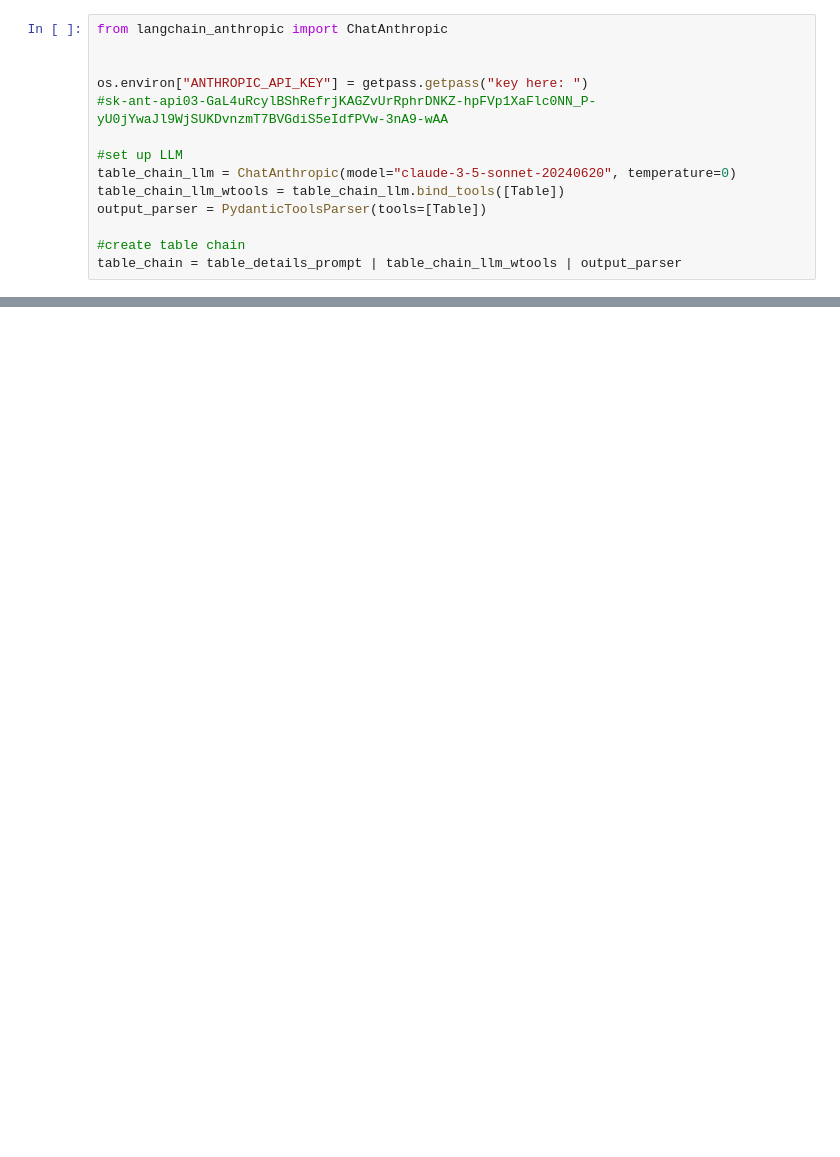
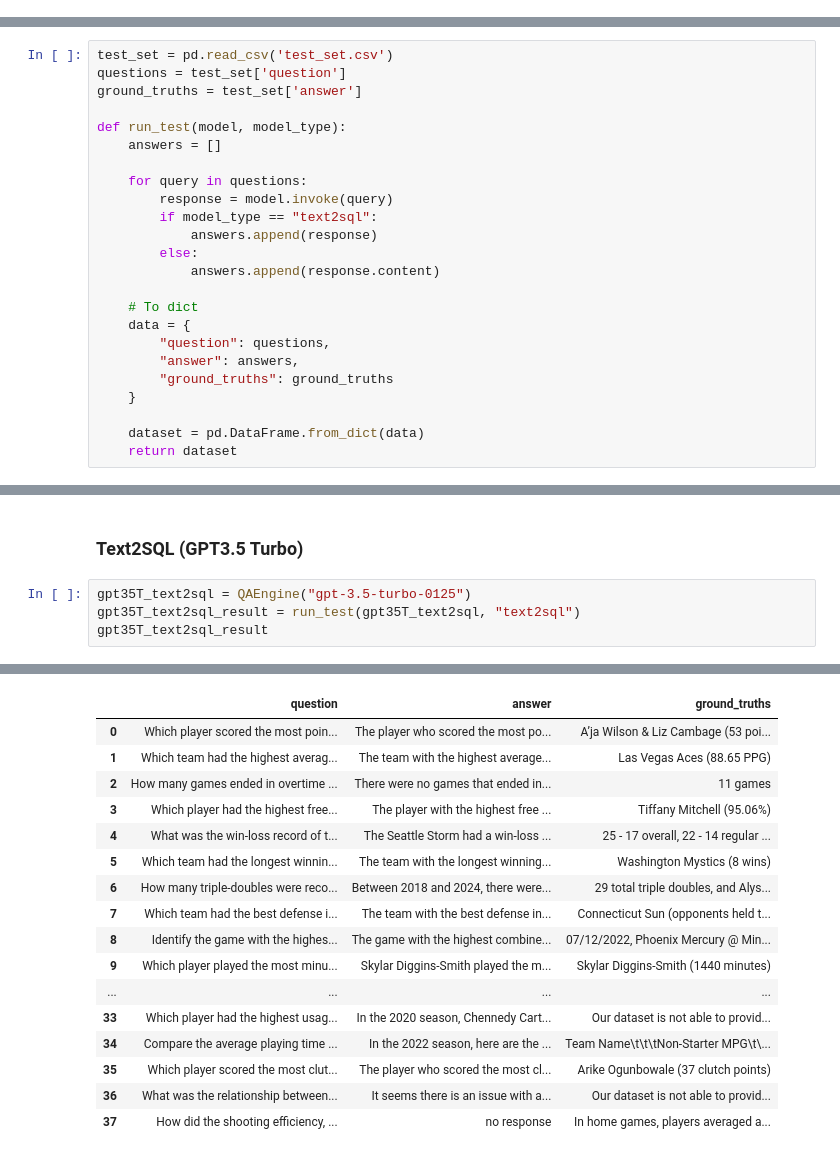
Before and after one commit to MIDS2024-Capstone-HoopIQ/project, a Jupyter notebook: langchain_test_code/langchain_text2sql_evaluations.ipynb, the cells around one changed output, grey strips where cells are left out. Saved outputs shown, nothing was run; the diff lists cells and outputs as text; blank space fills up the shorter version.

```diff
--- a/langchain_test_code/langchain_text2sql_evaluations.ipynb
+++ b/langchain_test_code/langchain_text2sql_evaluations.ipynb
@@ -762,14 +0,0 @@ display(dataset)
-# %%
-from langchain_anthropic import ChatAnthropic
-
-
-os.environ["ANTHROPIC_API_KEY"] = getpass.getpass("key here: ")
-#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
-
-#set up LLM
-table_chain_llm = ChatAnthropic(model="claude-3-5-sonnet-20240620", temperature=0)
-table_chain_llm_wtools = table_chain_llm.bind_tools([Table])
-output_parser = PydanticToolsParser(tools=[Table])
-
-#create table chain
-table_chain = table_details_prompt | table_chain_llm_wtools | output_parser
@@ -865,0 +47,24 @@ display(dataset)
+# %%
+test_set = pd.read_csv('test_set.csv')
+questions = test_set['question']
+ground_truths = test_set['answer']
+
+def run_test(model, model_type):
+    answers = []
+
+    for query in questions:
+        response = model.invoke(query)
+        if model_type == "text2sql":
+            answers.append(response)
+        else:
+            answers.append(response.content)
+
+    # To dict
+    data = {
+        "question": questions,
+        "answer": answers,
+        "ground_truths": ground_truths
+    }
+
+    dataset = pd.DataFrame.from_dict(data)
+    return dataset
@@ -865,0 +423,7 @@ display(dataset)
+# %% [markdown]
+### Text2SQL (GPT3.5 Turbo)
+# %%
+gpt35T_text2sql = QAEngine("gpt-3.5-turbo-0125")
+gpt35T_text2sql_result = run_test(gpt35T_text2sql, "text2sql")
+gpt35T_text2sql_result
+# %% [output]
@@ -865,0 +447,17 @@ display(dataset)
+|  | question | answer | ground_truths |
+| 0 | Which player scored the most poin... | The player who scored the most po... | A’ja Wilson & Liz Cambage (53 poi... |
+| 1 | Which team had the highest averag... | The team with the highest average... | Las Vegas Aces (88.65 PPG) |
+| 2 | How many games ended in overtime ... | There were no games that ended in... | 11 games |
+| 3 | Which player had the highest free... | The player with the highest free ... | Tiffany Mitchell (95.06%) |
+| 4 | What was the win-loss record of t... | The Seattle Storm had a win-loss ... | 25 - 17 overall, 22 - 14 regular ... |
+| 5 | Which team had the longest winnin... | The team with the longest winning... | Washington Mystics (8 wins) |
+| 6 | How many triple-doubles were reco... | Between 2018 and 2024, there were... | 29 total triple doubles, and Alys... |
+| 7 | Which team had the best defense i... | The team with the best defense in... | Connecticut Sun (opponents held t... |
+| 8 | Identify the game with the highes... | The game with the highest combine... | 07/12/2022, Phoenix Mercury @ Min... |
+| 9 | Which player played the most minu... | Skylar Diggins-Smith played the m... | Skylar Diggins-Smith (1440 minutes) |
+| ... | ... | ... | ... |
+| 33 | Which player had the highest usag... | In the 2020 season, Chennedy Cart... | Our dataset is not able to provid... |
+| 34 | Compare the average playing time ... | In the 2022 season, here are the ... | Team Name\t\t\tNon-Starter MPG\t\... |
+| 35 | Which player scored the most clut... | The player who scored the most cl... | Arike Ogunbowale (37 clutch points) |
+| 36 | What was the relationship between... | It seems there is an issue with a... | Our dataset is not able to provid... |
+| 37 | How did the shooting efficiency, ... | no response | In home games, players averaged a... |
```
Also changed, not shown: parts of 77 cells of this notebook.
